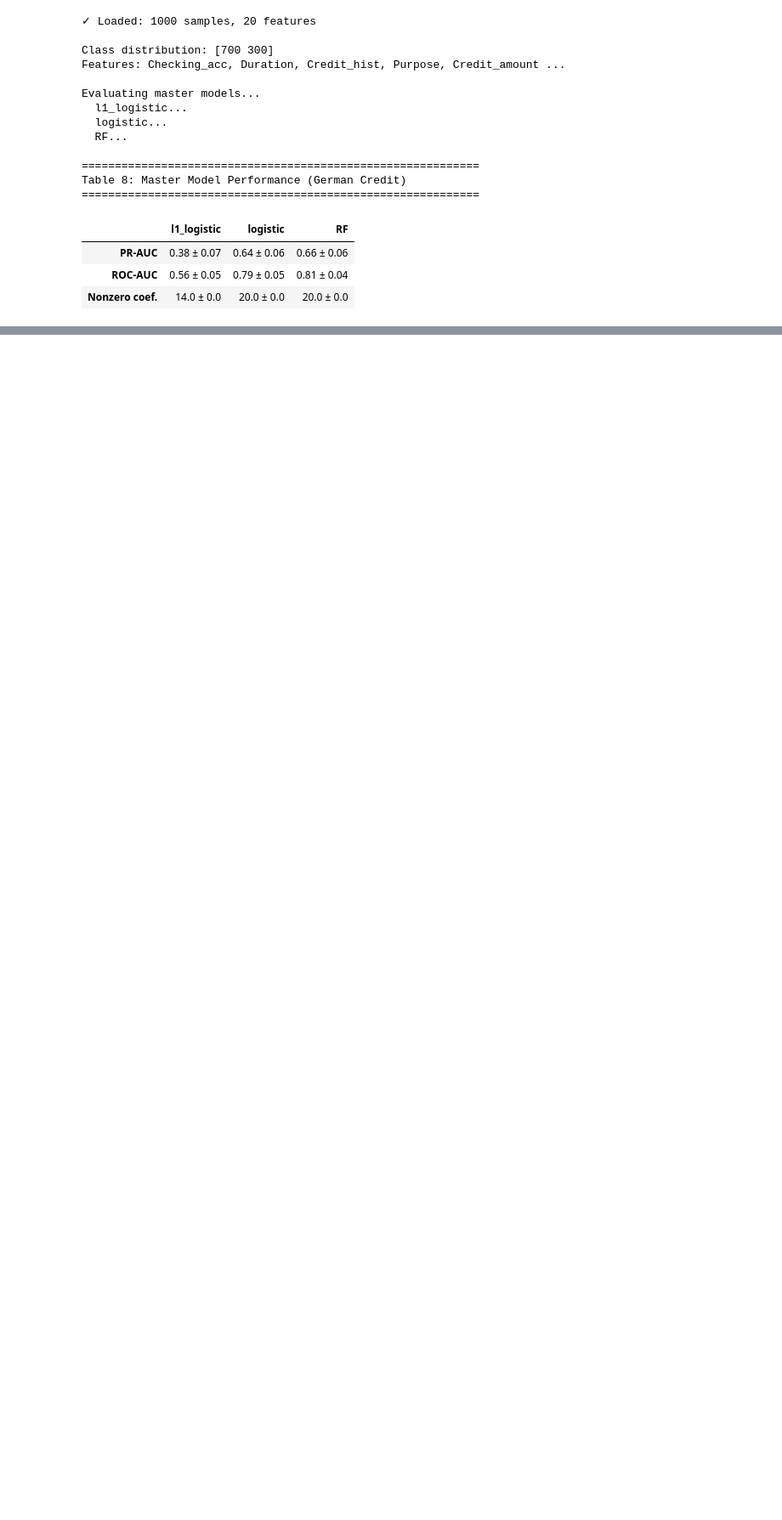
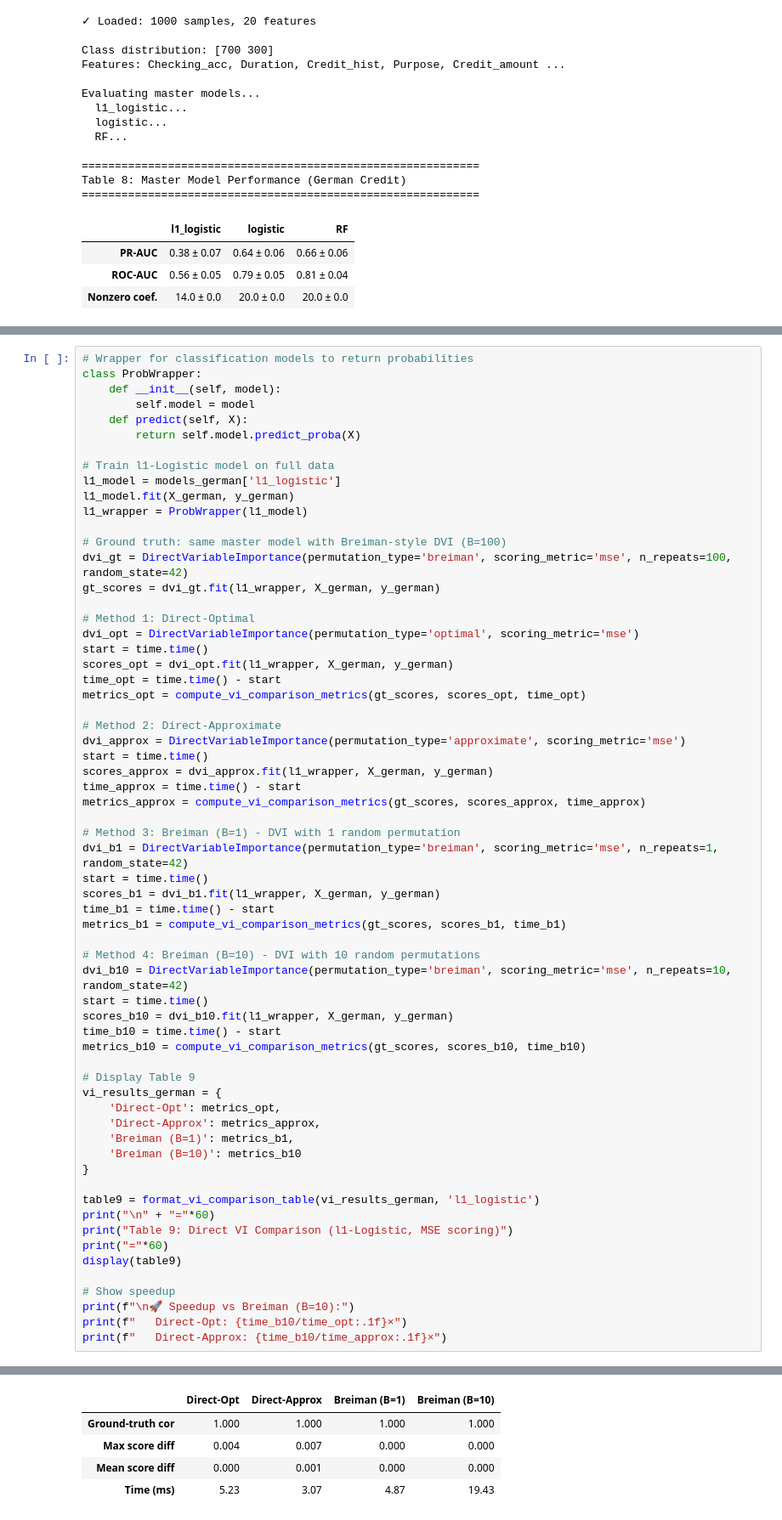
Before and after one commit to IzuiT/permutation-variable-importance, a Jupyter notebook: notebooks/case_studies_tutorial.ipynb, the cells around one changed output, grey strips where cells are left out. Shown at 85% size. Drawn from its saved outputs; the diff is of its cells as text; blank space fills up the shorter version.

```diff
--- a/notebooks/case_studies_tutorial.ipynb
+++ b/notebooks/case_studies_tutorial.ipynb
@@ -441,0 +439,64 @@ Table 8: Master Model Performance (German Credit)
+# %%
+# Wrapper for classification models to return probabilities
+class ProbWrapper:
+    def __init__(self, model):
+        self.model = model
+    def predict(self, X):
+        return self.model.predict_proba(X)
+
+# Train l1-Logistic model on full data
+l1_model = models_german['l1_logistic']
+l1_model.fit(X_german, y_german)
+l1_wrapper = ProbWrapper(l1_model)
+
+# Ground truth: same master model with Breiman-style DVI (B=100)
+dvi_gt = DirectVariableImportance(permutation_type='breiman', scoring_metric='mse', n_repeats=100, random_state=42)
+gt_scores = dvi_gt.fit(l1_wrapper, X_german, y_german)
+
+# Method 1: Direct-Optimal
+dvi_opt = DirectVariableImportance(permutation_type='optimal', scoring_metric='mse')
+start = time.time()
+scores_opt = dvi_opt.fit(l1_wrapper, X_german, y_german)
+time_opt = time.time() - start
+metrics_opt = compute_vi_comparison_metrics(gt_scores, scores_opt, time_opt)
+
+# Method 2: Direct-Approximate
+dvi_approx = DirectVariableImportance(permutation_type='approximate', scoring_metric='mse')
+start = time.time()
+scores_approx = dvi_approx.fit(l1_wrapper, X_german, y_german)
+time_approx = time.time() - start
+metrics_approx = compute_vi_comparison_metrics(gt_scores, scores_approx, time_approx)
+
+# Method 3: Breiman (B=1) - DVI with 1 random permutation
+dvi_b1 = DirectVariableImportance(permutation_type='breiman', scoring_metric='mse', n_repeats=1, random_state=42)
+start = time.time()
+scores_b1 = dvi_b1.fit(l1_wrapper, X_german, y_german)
+time_b1 = time.time() - start
+metrics_b1 = compute_vi_comparison_metrics(gt_scores, scores_b1, time_b1)
+
+# Method 4: Breiman (B=10) - DVI with 10 random permutations
+dvi_b10 = DirectVariableImportance(permutation_type='breiman', scoring_metric='mse', n_repeats=10, random_state=42)
+start = time.time()
+scores_b10 = dvi_b10.fit(l1_wrapper, X_german, y_german)
+time_b10 = time.time() - start
+metrics_b10 = compute_vi_comparison_metrics(gt_scores, scores_b10, time_b10)
+
+# Display Table 9
+vi_results_german = {
+    'Direct-Opt': metrics_opt,
+    'Direct-Approx': metrics_approx,
+    'Breiman (B=1)': metrics_b1,
+    'Breiman (B=10)': metrics_b10
+}
+
+table9 = format_vi_comparison_table(vi_results_german, 'l1_logistic')
+print("\n" + "="*60)
+print("Table 9: Direct VI Comparison (l1-Logistic, MSE scoring)")
+print("="*60)
+display(table9)
+
+# Show speedup
+print(f"\n🚀 Speedup vs Breiman (B=10):")
+print(f"   Direct-Opt: {time_b10/time_opt:.1f}×")
+print(f"   Direct-Approx: {time_b10/time_approx:.1f}×")
+# %% [output]
@@ -441,0 +506,5 @@ Table 8: Master Model Performance (German Credit)
+|  | Direct-Opt | Direct-Approx | Breiman (B=1) | Breiman (B=10) |
+| Ground-truth cor | 1.000 | 1.000 | 1.000 | 1.000 |
+| Max score diff | 0.004 | 0.007 | 0.000 | 0.000 |
+| Mean score diff | 0.000 | 0.001 | 0.000 | 0.000 |
+| Time (ms) | 5.23 | 3.07 | 4.87 | 19.43 |
```
Also changed, not shown: parts of 11 cells of this notebook, 9 other files.
